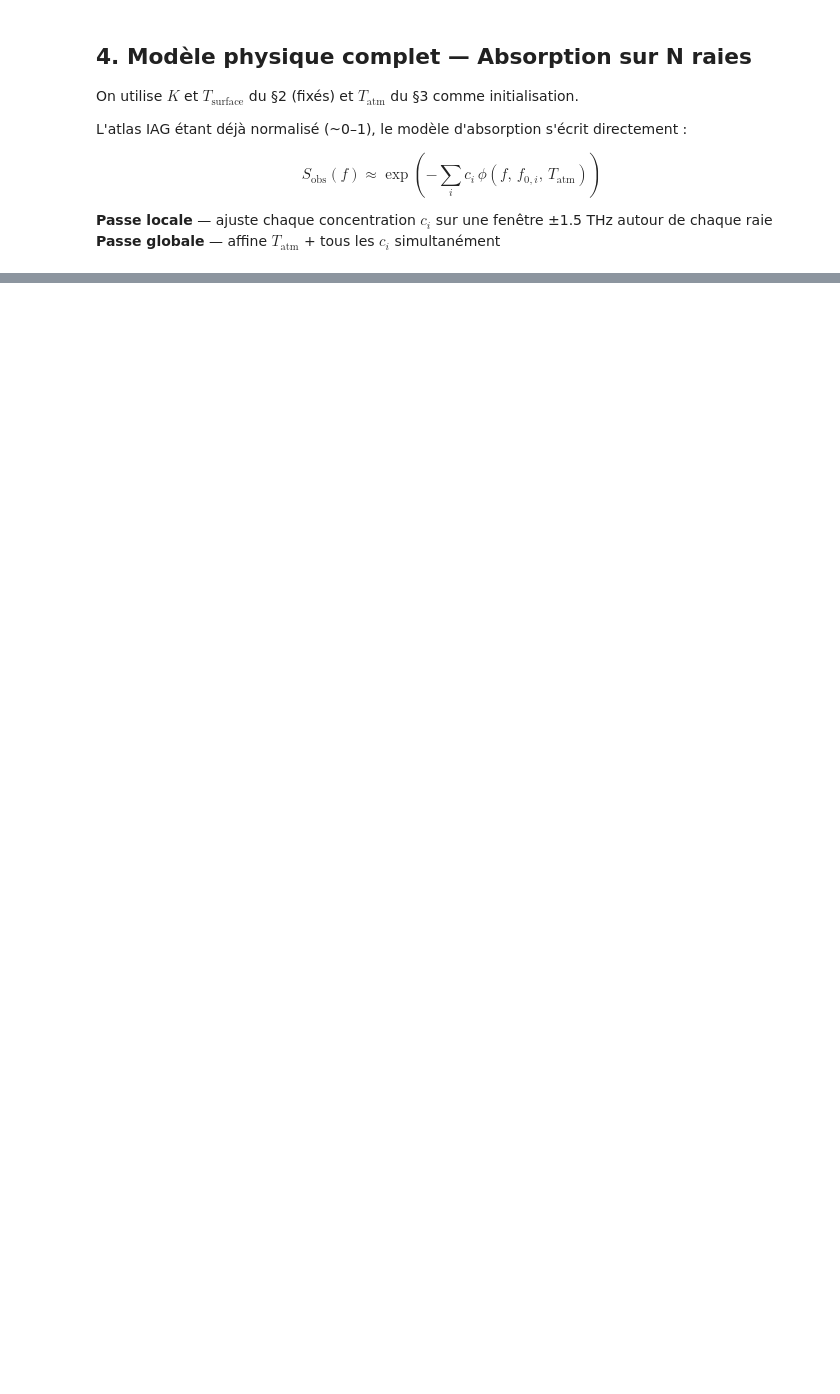
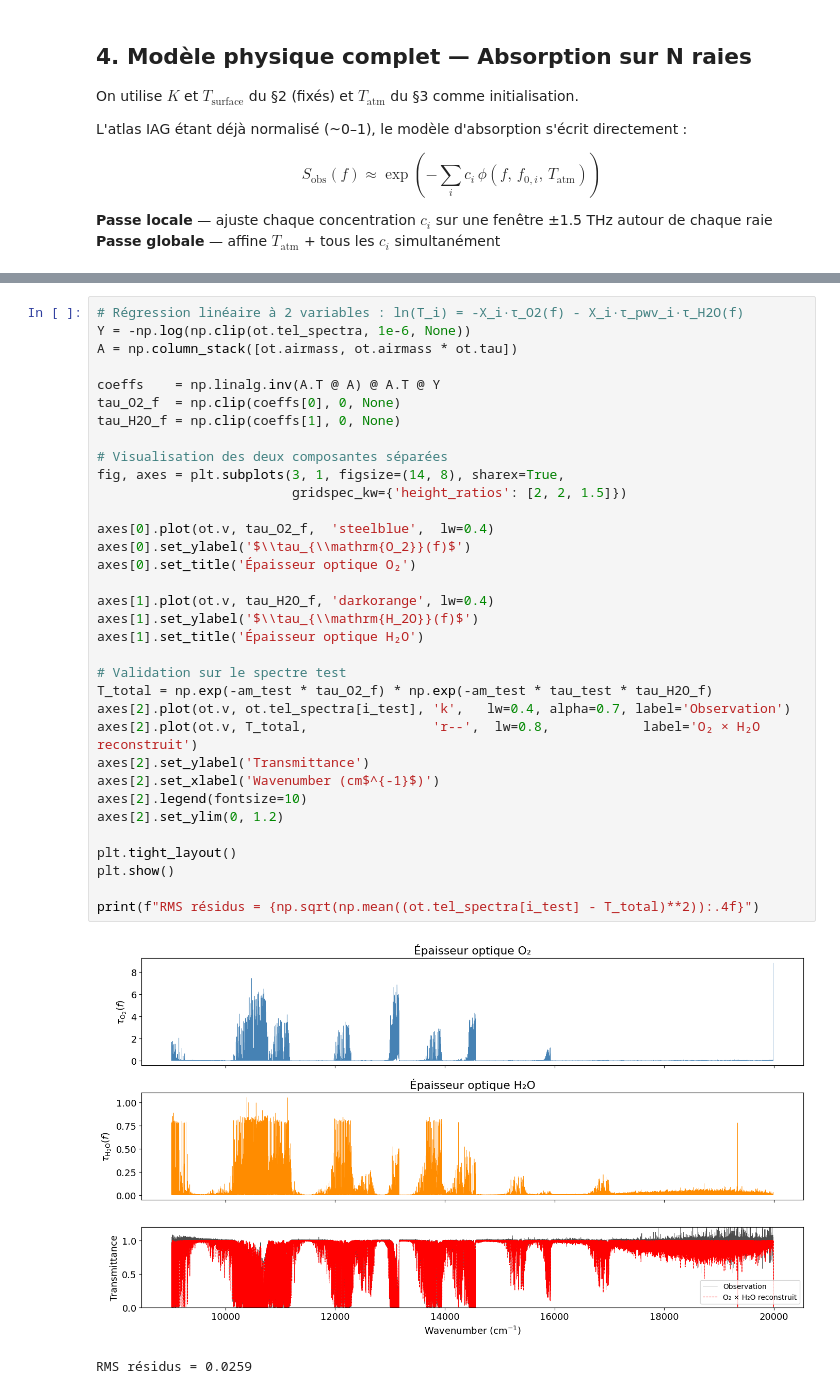
Before and after one commit to crabedesneiges/solar_spectrum, a Jupyter notebook: sun_atmosphere.ipynb, the cells around one changed output, grey strips where cells are left out. Drawn from its saved outputs; the diff is of its cells as text; blank space fills up the shorter version.

```diff
--- a/sun_atmosphere.ipynb
+++ b/sun_atmosphere.ipynb
@@ -250,0 +446,37 @@ print(f"RMS résidus = {np.sqrt(np.mean(resid_f**2)):.4f}")
+# %%
+# Régression linéaire à 2 variables : ln(T_i) = -X_i·τ_O2(f) - X_i·τ_pwv_i·τ_H2O(f)
+Y = -np.log(np.clip(ot.tel_spectra, 1e-6, None))
+A = np.column_stack([ot.airmass, ot.airmass * ot.tau])
+
+coeffs    = np.linalg.inv(A.T @ A) @ A.T @ Y
+tau_O2_f  = np.clip(coeffs[0], 0, None)
+tau_H2O_f = np.clip(coeffs[1], 0, None)
+
+# Visualisation des deux composantes séparées
+fig, axes = plt.subplots(3, 1, figsize=(14, 8), sharex=True,
+                         gridspec_kw={'height_ratios': [2, 2, 1.5]})
+
+axes[0].plot(ot.v, tau_O2_f,  'steelblue',  lw=0.4)
+axes[0].set_ylabel('$\\tau_{\\mathrm{O_2}}(f)$')
+axes[0].set_title('Épaisseur optique O₂')
+
+axes[1].plot(ot.v, tau_H2O_f, 'darkorange', lw=0.4)
+axes[1].set_ylabel('$\\tau_{\\mathrm{H_2O}}(f)$')
+axes[1].set_title('Épaisseur optique H₂O')
+
+# Validation sur le spectre test
+T_total = np.exp(-am_test * tau_O2_f) * np.exp(-am_test * tau_test * tau_H2O_f)
+axes[2].plot(ot.v, ot.tel_spectra[i_test], 'k',   lw=0.4, alpha=0.7, label='Observation')
+axes[2].plot(ot.v, T_total,                'r--',  lw=0.8,            label='O₂ × H₂O reconstruit')
+axes[2].set_ylabel('Transmittance')
+axes[2].set_xlabel('Wavenumber (cm$^{-1}$)')
+axes[2].legend(fontsize=10)
+axes[2].set_ylim(0, 1.2)
+
+plt.tight_layout()
+plt.show()
+
+print(f"RMS résidus = {np.sqrt(np.mean((ot.tel_spectra[i_test] - T_total)**2)):.4f}")
+# %% [output]
+[figure, added]
+RMS résidus = 0.0259
```
Also changed, not shown: parts of 19 cells of this notebook, 1 other file.
